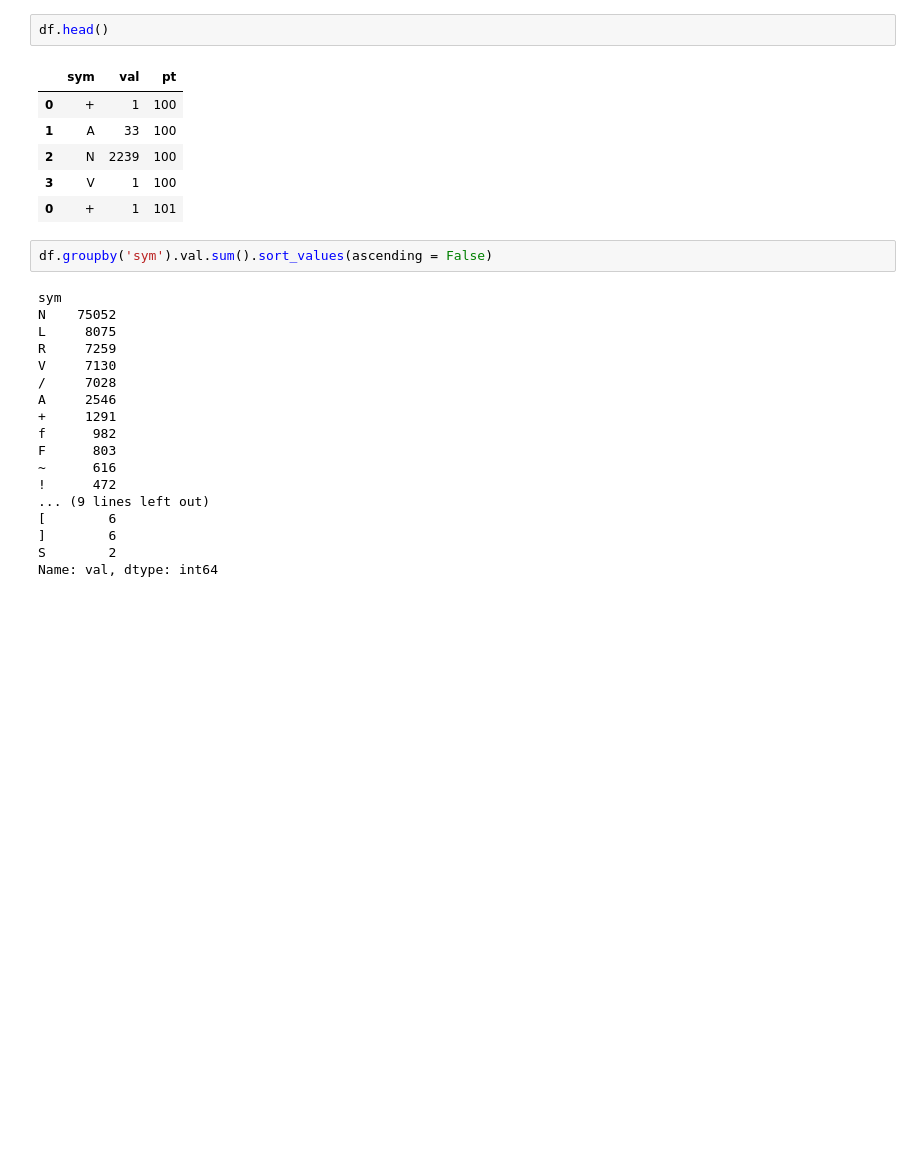
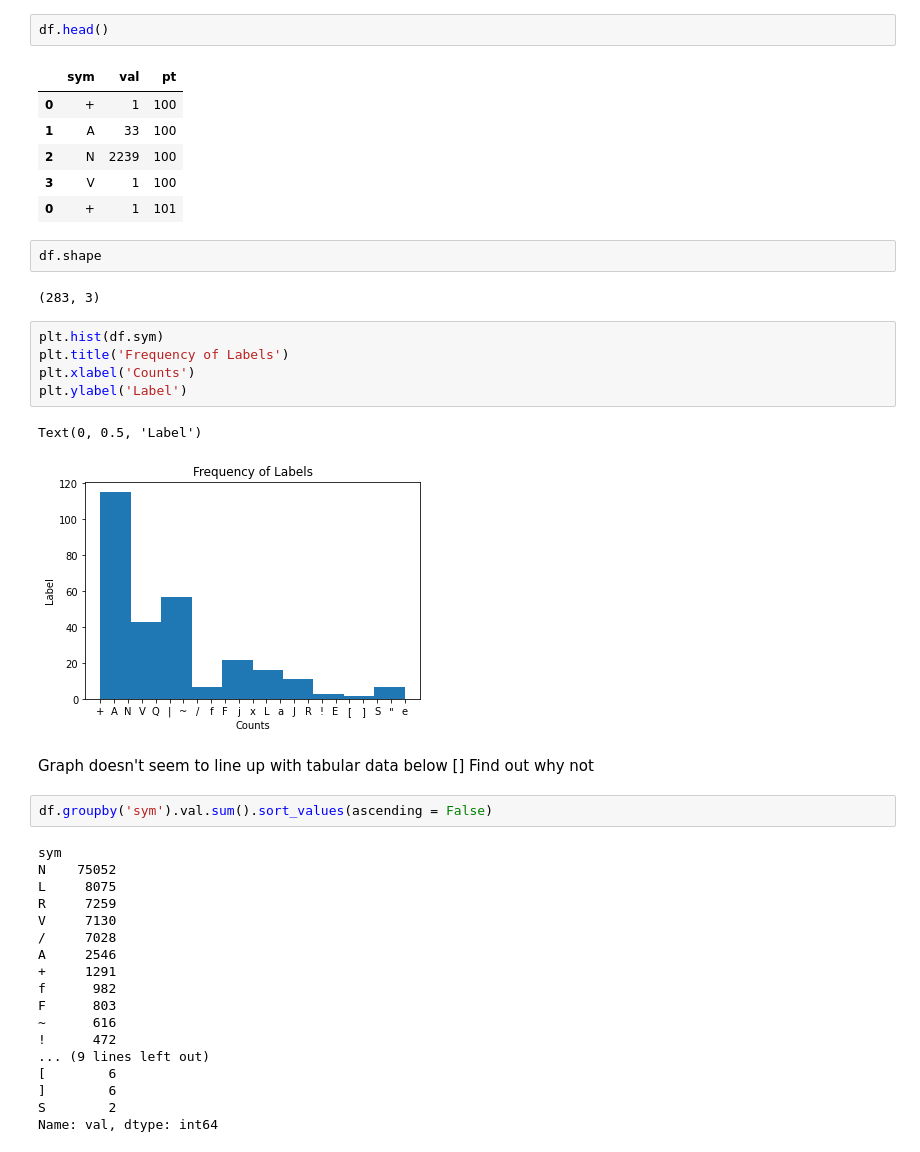
Before and after one commit to Jared-Godar/ecg_anomaly_detection, a Jupyter notebook: explore.ipynb, the cells around one changed output. Drawn from its saved outputs; the diff is of its cells as text; blank space fills up the shorter version.

```diff
--- a/explore.ipynb
+++ b/explore.ipynb
@@ -75,6 +75,21 @@ df.head()
 | 2 | N | 2239 | 100 |
 | 3 | V | 1 | 100 |
 | 0 | + | 1 | 101 |
+# %%
+df.shape
+# %% [output]
+(283, 3)
+# %%
+plt.hist(df.sym)
+plt.title('Frequency of Labels')
+plt.xlabel('Counts')
+plt.ylabel('Label')
+# %% [output]
+Text(0, 0.5, 'Label')
+[figure, added]
+# %% [markdown]
+Graph doesn't seem to line up with tabular data below
+[] Find out why not
 # %%
 df.groupby('sym').val.sum().sort_values(ascending = False)
 # %% [output]
```
Also changed, not shown: parts of 34 cells of this notebook, 1 other file.
